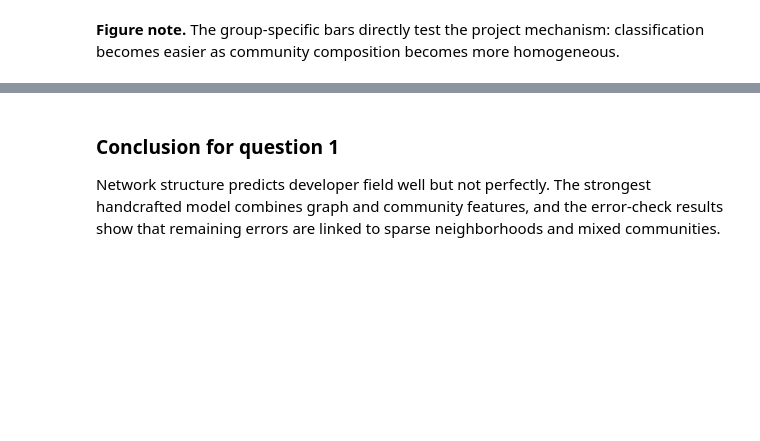
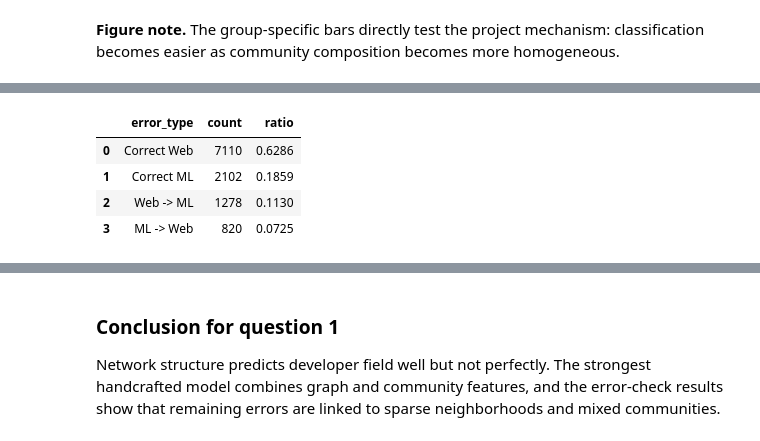
Before and after one commit to OfirAtias/github-social-network, a Jupyter notebook: notebooks/05_node_classification_algorithms.ipynb, the cells around one changed output, grey strips where cells are left out. Drawn from its saved outputs; the diff is of its cells as text; code cells hidden in the pictures; blank space fills up the shorter version.

```diff
--- a/notebooks/05_node_classification_algorithms.ipynb
+++ b/notebooks/05_node_classification_algorithms.ipynb
@@ -1541,0 +1559,9 @@ display(Image(filename=str(ROOT / 'outputs/figures/community_purity_error_analys
+# %%
+error_types = pd.read_csv(ROOT / 'outputs/tables/classification_error_types.csv')
+display(error_types.round(4))
+# %% [output]
+|  | error_type | count | ratio |
+| 0 | Correct Web | 7110 | 0.6286 |
+| 1 | Correct ML | 2102 | 0.1859 |
+| 2 | Web -> ML | 1278 | 0.1130 |
+| 3 | ML -> Web | 820 | 0.0725 |
```
Also changed, not shown: parts of 11 cells of this notebook, 8 other files.
